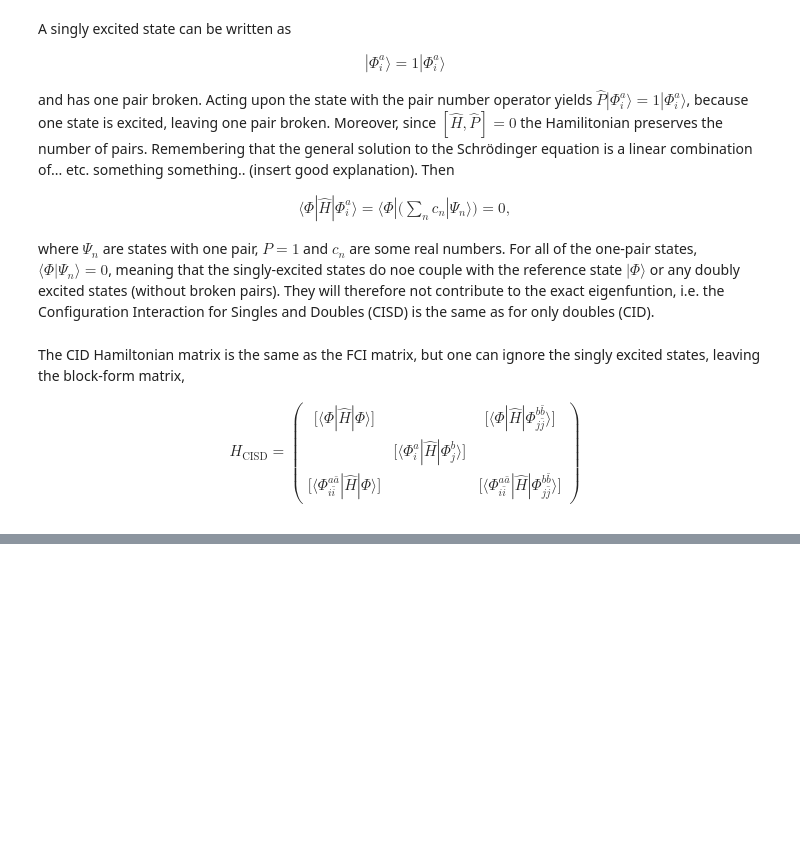
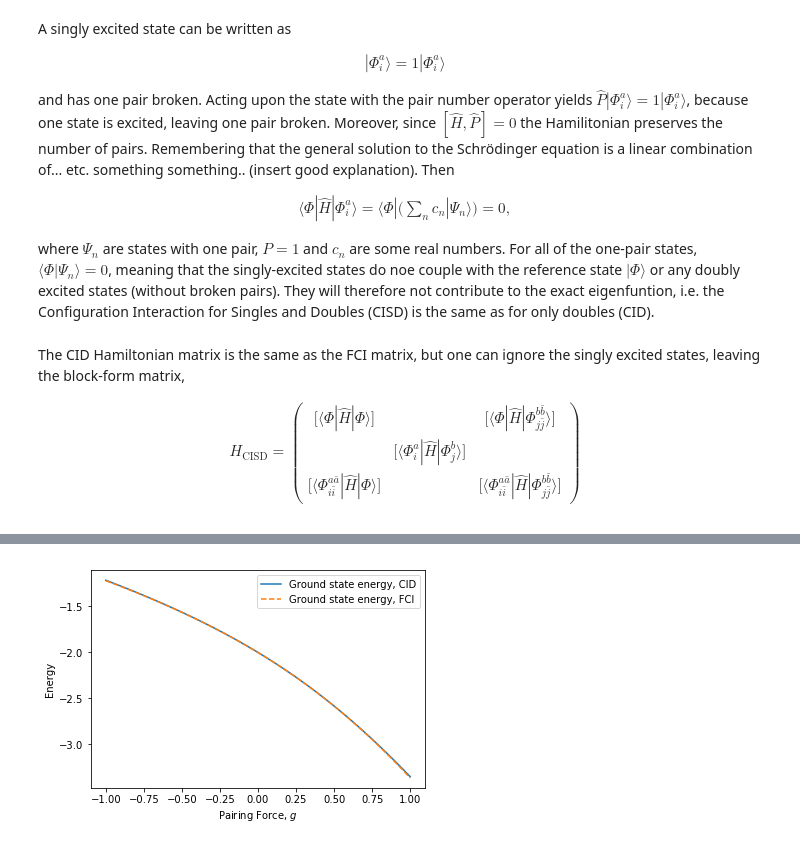
Before and after one commit to gregwinther/FYS-KJM4480, a Jupyter notebook: Project2/FYS-KJM4480 2017 Project 2.ipynb, the cells around one changed output, grey strips where cells are left out. Drawn from its saved outputs; the diff is of its cells as text; code cells hidden in the pictures; blank space fills up the shorter version.

Commit message:
Ca done with 2c

```diff
--- a/Project2/FYS-KJM4480 2017 Project 2.ipynb
+++ b/Project2/FYS-KJM4480 2017 Project 2.ipynb
@@ -587,0 +604,42 @@ H_{\text{CISD}} = \begin{pmatrix}
+# %%
+# The computation of CID matrix elements and diagnolization
+# is done in almost the same way as for FCI
+
+# Iterating for values for g
+for k in range(n):
+    g = G[k]
+
+    # Possible basis set configurations, ignoring last state (3,4)
+    # All other basis states from FCI exist in CID
+    for i in range(basis_size - 1):
+        for j in range(basis_size - 1):
+
+            # Extracting pair configurations
+            bra = pair_levels[i]
+            ket = pair_levels[j]
+            p = bra[0]
+            q = bra[1]
+            r = ket[0]
+            s = ket[1]
+
+            # Hamiltonian CID matrix element
+            H_CID[i, j] = H(p, q, r, s, g)
+
+    # Solving eigenvalue problem to get energies and eigenstates
+    e_CID, v_CID = scipy.linalg.eigh(H_CID)
+
+    # Storing eigenvalues to array
+    E_CID[k, :] = e_CID
+
+    # Square of ground state eigenvector gives probability
+    f_CID[k] = v_CID[0,0]**2
+# %%
+# Plotting ground state eigenvalue from FCI and CID as function of g
+plt.plot(G, E_CID[:, 0], label="Ground state energy, CID")
+plt.plot(G, E_FCI[:, 0], '--', label="Ground state energy, FCI")
+plt.ylabel("Energy")
+plt.xlabel("Pairing Force, $g$")
+plt.legend()
+plt.show()
+# %% [output]
+[figure, added]
```
Also changed, not shown: parts of 7 cells of this notebook.
